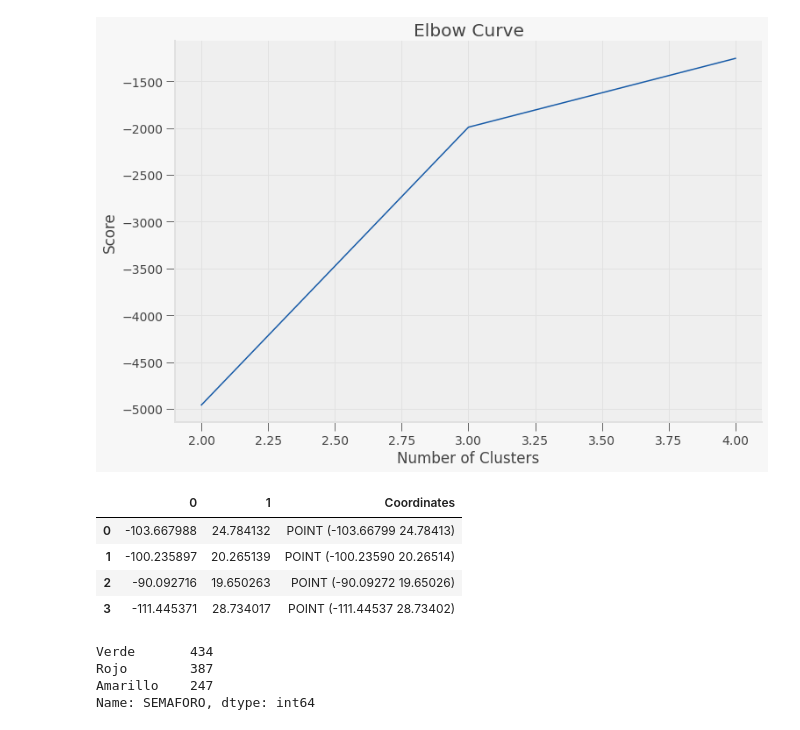
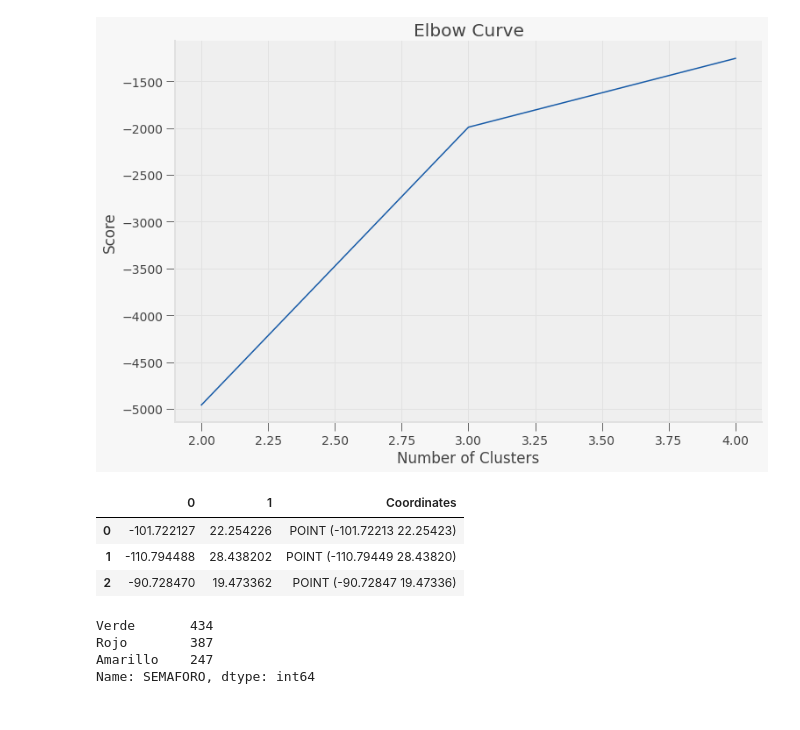
Before and after one commit to PosgradoMNA/actividades-del-projecto-equipo_98, a Jupyter notebook: Reto_DS_Parte_1.ipynb, the cells around one changed output. Saved outputs shown, nothing was run; the diff lists cells and outputs as text; code cells hidden in the pictures.

```diff
--- a/Reto_DS_Parte_1.ipynb
+++ b/Reto_DS_Parte_1.ipynb
@@ -778,28 +778,27 @@ plt.show()
 # %%
 #Elección de cluster según código del codo
 
 Labels_X = df_sub[['LONGITUD', 'LATITUD']]
 
 #Número de clúster
-kmeans = KMeans(n_clusters=4).fit(Labels_X)
-centroids = kmeans.cluster_centers_ #se sacan los centroides
-labels = kmeans.predict(Labels_X) #labels
+kmeans_mx = KMeans(n_clusters=3).fit(Labels_X)
+centroids = kmeans_mx.cluster_centers_ #se sacan los centroides
+labels = kmeans_mx.predict(Labels_X) #labels
 
 # Obtener los centros del clúster
-Centroides = kmeans.cluster_centers_ #Valores de centroides
+Centroides = kmeans_mx.cluster_centers_ #Valores de centroides
 
 C_MX = pd.DataFrame(Centroides) #convertirlo en DataFrame
 C_MX["Coordinates"] = list(zip(C_MX[0], C_MX[1])) #lo convierte en lista
 C_MX["Coordinates"] = C_MX["Coordinates"].apply(Point) #lo convierte en puntos para gráficar
 
 puntos_centroides = gpd.GeoDataFrame(C_MX, geometry="Coordinates")
 puntos_centroides
 # %% [output]
 |  | 0 | 1 | Coordinates |
-| 0 | -103.667988 | 24.784132 | POINT (-103.66799 24.78413) |
-| 1 | -100.235897 | 20.265139 | POINT (-100.23590 20.26514) |
-| 2 | -90.092716 | 19.650263 | POINT (-90.09272 19.65026) |
-| 3 | -111.445371 | 28.734017 | POINT (-111.44537 28.73402) |
+| 0 | -101.722127 | 22.254226 | POINT (-101.72213 22.25423) |
+| 1 | -110.794488 | 28.438202 | POINT (-110.79449 28.43820) |
+| 2 | -90.728470 | 19.473362 | POINT (-90.72847 19.47336) |
 # %%
 df['SEMAFORO'].value_counts()
 # %% [output]
```
Also changed, not shown: parts of 10 cells of this notebook.
